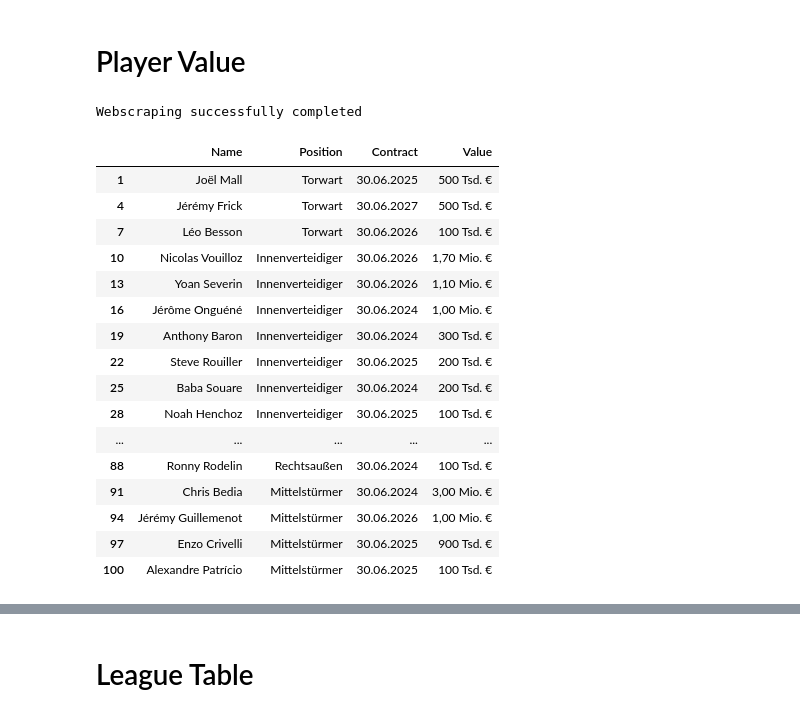
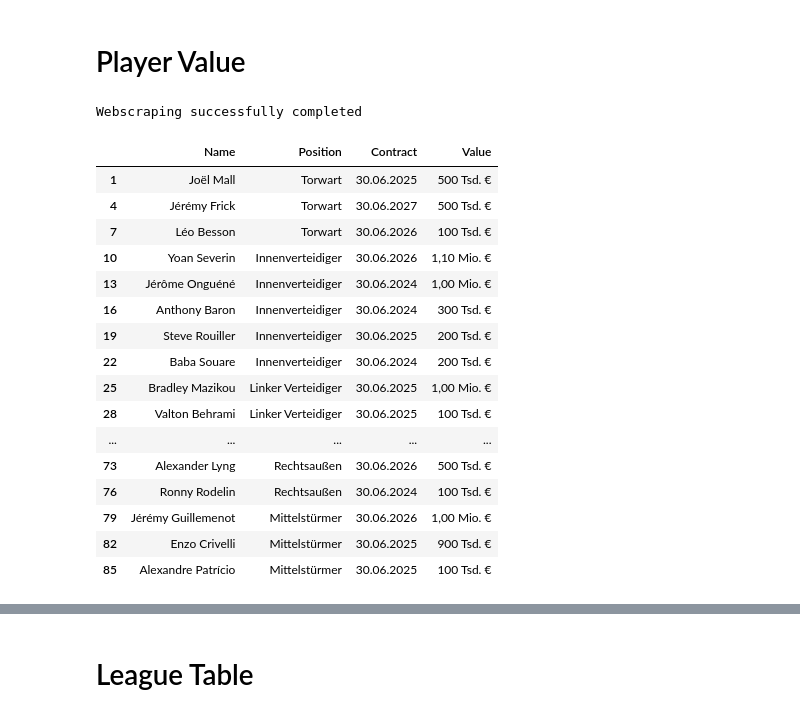
Before and after one commit to heinimoreno/PBL_RA_MH, a Jupyter notebook: Scraping_Transfermarkt.ipynb, the cells around one changed output, grey strips where cells are left out. Saved outputs shown, nothing was run; the diff lists cells and outputs as text; code cells hidden in the pictures.

```diff
--- a/Scraping_Transfermarkt.ipynb
+++ b/Scraping_Transfermarkt.ipynb
@@ -24,15 +31,21 @@ driver = webdriver.Chrome(ChromeDriverManager().install())
 # Player Value
 # %%
 import time
+import os
 import pandas as pd
 from selenium import webdriver
 from selenium.webdriver.common.by import By
-from webdriver_manager.chrome import ChromeDriverManager
 from selenium.webdriver.support.ui import WebDriverWait
 from selenium.webdriver.support import expected_conditions as EC
 
-# Initialize the Chrome driver using WebDriver Manager
-driver = webdriver.Chrome(ChromeDriverManager().install())
+# Specify the path to the directory containing the ChromeDriver executable
+chrome_driver_directory = "C:/Users/moren/Downloads/chromedriver-win64"
+
+# Add the ChromeDriver directory to the PATH environment variable
+os.environ["PATH"] += os.pathsep + chrome_driver_directory
+
+# Initialize the Chrome driver
+driver = webdriver.Chrome()
 
 # Navigate to the initial webpage where the list of products is
 # Replace this URL with the actual URL of your product list page
@@ -67,46 +80,46 @@ for row in rows:
     table_data.append(row_data)
 
 # Convert the list of rows to a pandas DataFrame
 df = pd.DataFrame(table_data)
 
 # Drop the first three columns and the sixth and seventh columns (adjust indices as needed)
 # Columns are 0-indexed, so column 1 is at index 0, column 6 is at index 5, etc.
 df.drop(df.columns[[0, 1, 2, 5, 6]], axis=1, inplace=True)
 
 # Rename the remaining columns
 df.columns = ['Name', 'Position', 'Contract', 'Value']
 
 # Drop rows where all the elements are 'None'
 df.dropna(how='all', inplace=True)
 
 # Optionally, save the DataFrame to a CSV file
 df.to_csv('path_to_save.csv', index=False)
 
 # Close the driver after scraping is done
 driver.quit()
 
 # Print a success message
 print("Webscraping successfully completed")
 df
 # %% [output]
 Webscraping successfully completed
 |  | Name | Position | Contract | Value |
 | 1 | Joël Mall | Torwart | 30.06.2025 | 500 Tsd. € |
 | 4 | Jérémy Frick | Torwart | 30.06.2027 | 500 Tsd. € |
 | 7 | Léo Besson | Torwart | 30.06.2026 | 100 Tsd. € |
-| 10 | Nicolas Vouilloz | Innenverteidiger | 30.06.2026 | 1,70 Mio. € |
-| 13 | Yoan Severin | Innenverteidiger | 30.06.2026 | 1,10 Mio. € |
-| 16 | Jérôme Onguéné | Innenverteidiger | 30.06.2024 | 1,00 Mio. € |
-| 19 | Anthony Baron | Innenverteidiger | 30.06.2024 | 300 Tsd. € |
-| 22 | Steve Rouiller | Innenverteidiger | 30.06.2025 | 200 Tsd. € |
-| 25 | Baba Souare | Innenverteidiger | 30.06.2024 | 200 Tsd. € |
-| 28 | Noah Henchoz | Innenverteidiger | 30.06.2025 | 100 Tsd. € |
+| 10 | Yoan Severin | Innenverteidiger | 30.06.2026 | 1,10 Mio. € |
+| 13 | Jérôme Onguéné | Innenverteidiger | 30.06.2024 | 1,00 Mio. € |
+| 16 | Anthony Baron | Innenverteidiger | 30.06.2024 | 300 Tsd. € |
+| 19 | Steve Rouiller | Innenverteidiger | 30.06.2025 | 200 Tsd. € |
+| 22 | Baba Souare | Innenverteidiger | 30.06.2024 | 200 Tsd. € |
+| 25 | Bradley Mazikou | Linker Verteidiger | 30.06.2025 | 1,00 Mio. € |
+| 28 | Valton Behrami | Linker Verteidiger | 30.06.2025 | 100 Tsd. € |
 | ... | ... | ... | ... | ... |
-| 88 | Ronny Rodelin | Rechtsaußen | 30.06.2024 | 100 Tsd. € |
-| 91 | Chris Bedia | Mittelstürmer | 30.06.2024 | 3,00 Mio. € |
-| 94 | Jérémy Guillemenot | Mittelstürmer | 30.06.2026 | 1,00 Mio. € |
-| 97 | Enzo Crivelli | Mittelstürmer | 30.06.2025 | 900 Tsd. € |
-| 100 | Alexandre Patrício | Mittelstürmer | 30.06.2025 | 100 Tsd. € |
+| 73 | Alexander Lyng | Rechtsaußen | 30.06.2026 | 500 Tsd. € |
+| 76 | Ronny Rodelin | Rechtsaußen | 30.06.2024 | 100 Tsd. € |
+| 79 | Jérémy Guillemenot | Mittelstürmer | 30.06.2026 | 1,00 Mio. € |
+| 82 | Enzo Crivelli | Mittelstürmer | 30.06.2025 | 900 Tsd. € |
+| 85 | Alexandre Patrício | Mittelstürmer | 30.06.2025 | 100 Tsd. € |
 # %%
 import sys
 sys.version
```
Also changed, not shown: parts of 6 cells of this notebook.
